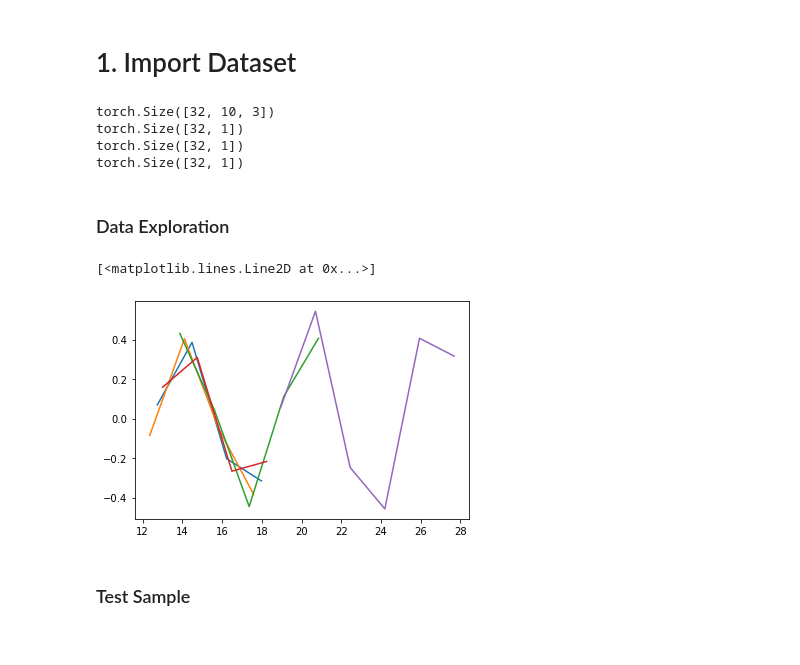
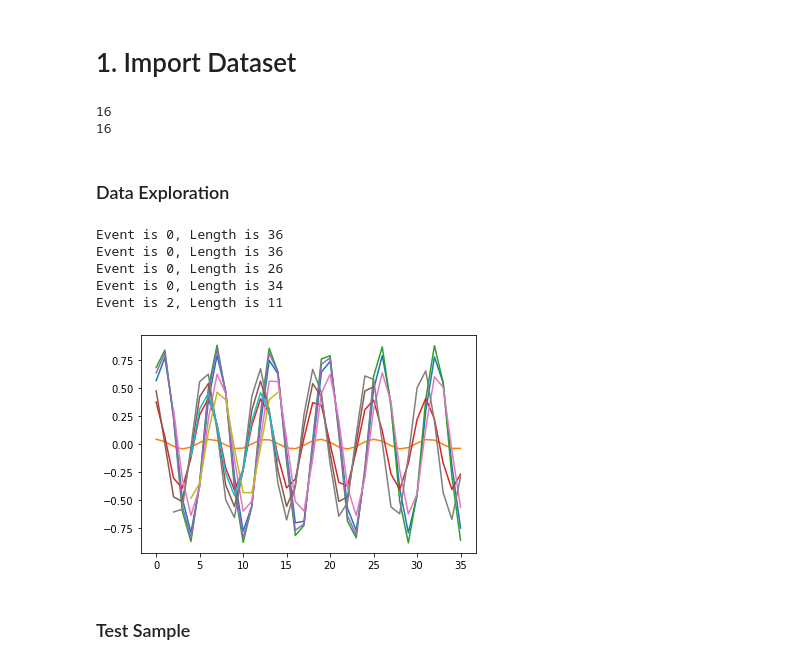
Before and after one commit to madkerpe/poc_ddht_pytorch, a Jupyter notebook: main_poc.ipynb, the cells around one changed output. Cells and saved outputs as stored; diff of their text form; code cells hidden in the pictures.

```diff
--- a/main_poc.ipynb
+++ b/main_poc.ipynb
@@ -10,36 +10,42 @@ DEVICE = 'cuda'
 # %% [markdown]
 # 1. Import Dataset
 # %%
-from poc_data import PocDataset
+from torch.utils.data import DataLoader
+from poc_data_v2 import PocDataset, custom_collate_fn, display_sample
 
-NUM_CASES = 2**10
-BATCH_SIZE = 2**5
+
+NUM_CASES = 2**8
+BATCH_SIZE = 2**4
 
 poc_raw_dataset = PocDataset(num_cases=NUM_CASES)
-data_loader = torch.utils.data.DataLoader(poc_raw_dataset, batch_size=BATCH_SIZE)
-batch, event, time_to_event, _latent_variable = next(iter(data_loader))
+data_loader = DataLoader(dataset=poc_raw_dataset,
+                        batch_size=BATCH_SIZE,
+                        shuffle=False,
+                        collate_fn=custom_collate_fn,
+                        pin_memory=True)
 
-print(batch.shape)
-print(event.shape)
-print(time_to_event.shape)
-print(_latent_variable.shape)
+batch, event = next(iter(data_loader))
+
+print(len(batch))
+print(len(event))
 # %% [output]
-torch.Size([32, 10, 3])
-torch.Size([32, 1])
-torch.Size([32, 1])
-torch.Size([32, 1])
+16
+16
 # %% [markdown]
 ### Data Exploration
-# %%
-#Take a look at the longitudional data
-
-plt.plot(np.array(batch[0][:int(time_to_event[0]),1]), batch[0][:int(time_to_event[0]),2])
-plt.plot(np.array(batch[1][:int(time_to_event[1]),1]), batch[1][:int(time_to_event[1]),2])
-plt.plot(np.array(batch[2][:int(time_to_event[2]),1]), batch[2][:int(time_to_event[2]),2])
-plt.plot(np.array(batch[3][:int(time_to_event[3]),1]), batch[3][:int(time_to_event[3]),2])
-plt.plot(np.array(batch[4][:int(time_to_event[4]),1]), batch[4][:int(time_to_event[4]),2])
-# %% [output]
-[<matplotlib.lines.Line2D at 0x...>]
-[figure, removed]
+# %%
+#Take a look at the longitudional data
+display_sample((batch[0],event[0]))
+display_sample((batch[1],event[1]))
+display_sample((batch[2],event[2]))
+display_sample((batch[3],event[3]))
+display_sample((batch[4],event[4]))
+# %% [output]
+Event is 0, Length is 36
+Event is 0, Length is 36
+Event is 0, Length is 26
+Event is 0, Length is 34
+Event is 2, Length is 11
+[figure, added]
 # %% [markdown]
 ### Test Sample
```
Also changed, not shown: parts of 10 cells of this notebook, 2 other files.
